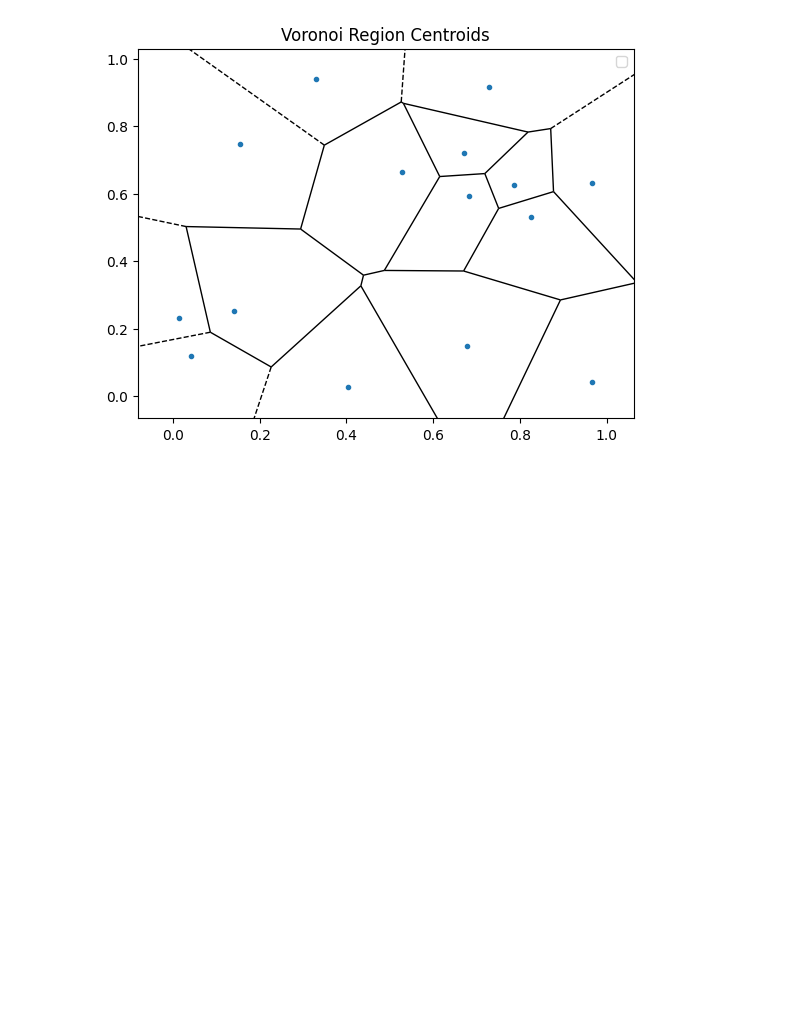
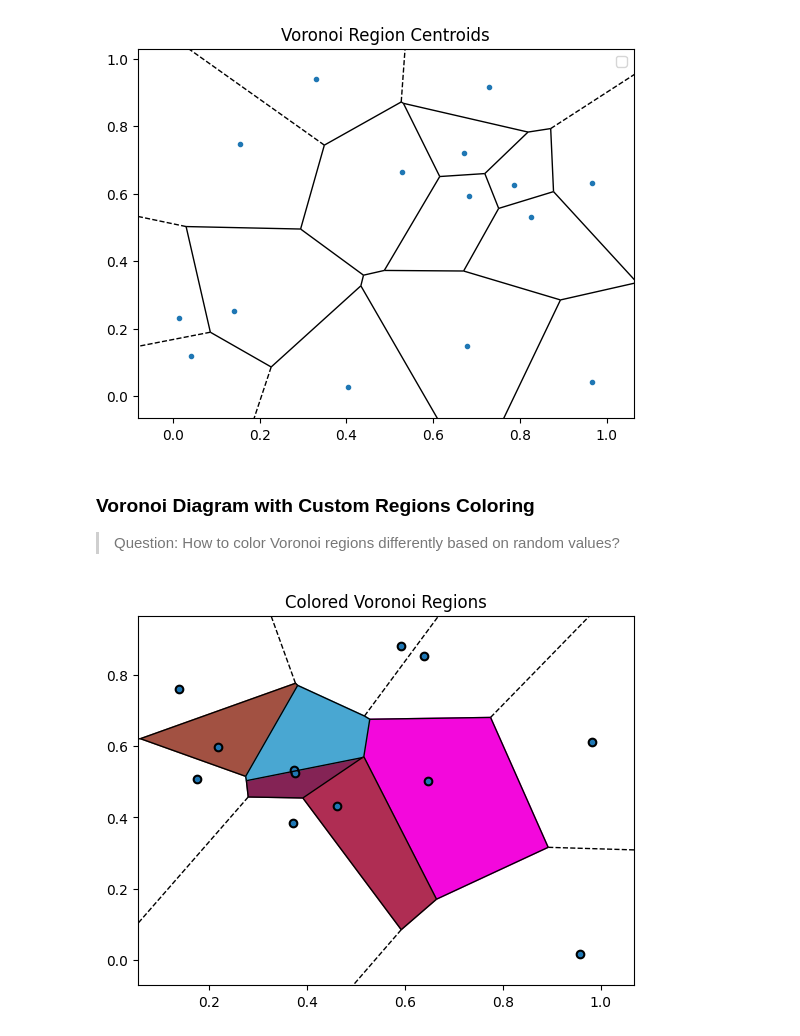
Before and after one commit to rubydamodar/SciPyMastery-From-Basics-to-Breakthroughs, a Jupyter notebook: Beginner Level/SCIPY-SPATIAL.ipynb, the cells around one changed output. Saved outputs shown, nothing was run; the diff lists cells and outputs as text; code cells hidden in the pictures; blank space fills up the shorter version.

```diff
--- a/Beginner Level/SCIPY-SPATIAL.ipynb
+++ b/Beginner Level/SCIPY-SPATIAL.ipynb
@@ -560,3 +560,26 @@ plt.show()
 # %% [output]
 [figure]
 [figure]
+# %% [markdown]
+### Voronoi Diagram with Custom Regions Coloring
+> Question: How to color Voronoi regions differently based on random values?
+# %%
+# Generate random points
+points = np.random.rand(12, 2)
+vor = Voronoi(points)
+
+# Random colors for regions
+colors = np.random.rand(len(vor.regions), 3)
+fig, ax = plt.subplots()
+voronoi_plot_2d(vor, ax=ax, show_vertices=False)
+
+for region, color in zip(vor.regions, colors):
+    if not -1 in region and len(region) > 0:  # Valid region
+        polygon = [vor.vertices[i] for i in region]
+        plt.fill(*zip(*polygon), color=color)
+
+plt.scatter(points[:, 0], points[:, 1], color='black')
+plt.title('Colored Voronoi Regions')
+plt.show()
+# %% [output]
+[figure, added]
```
Also changed, not shown: parts of 2 cells of this notebook.
